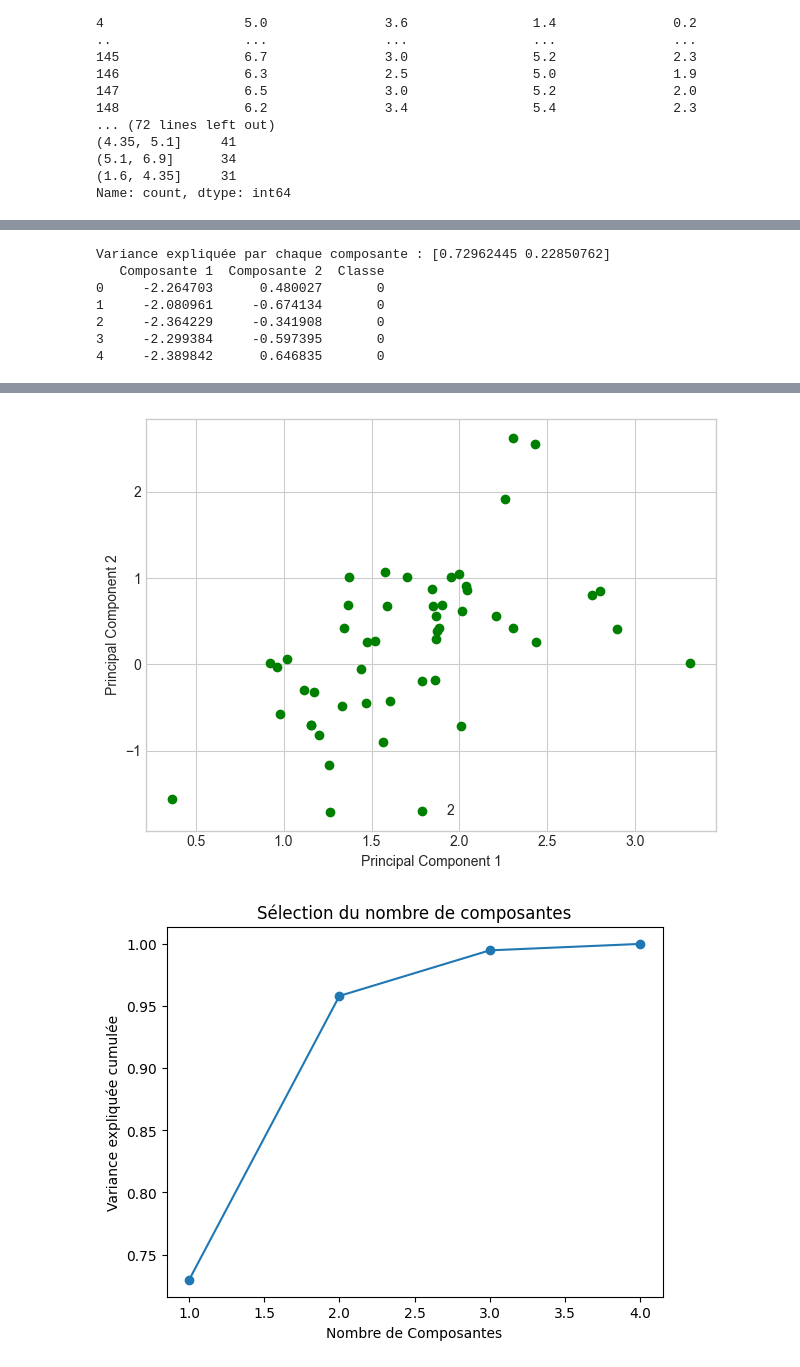
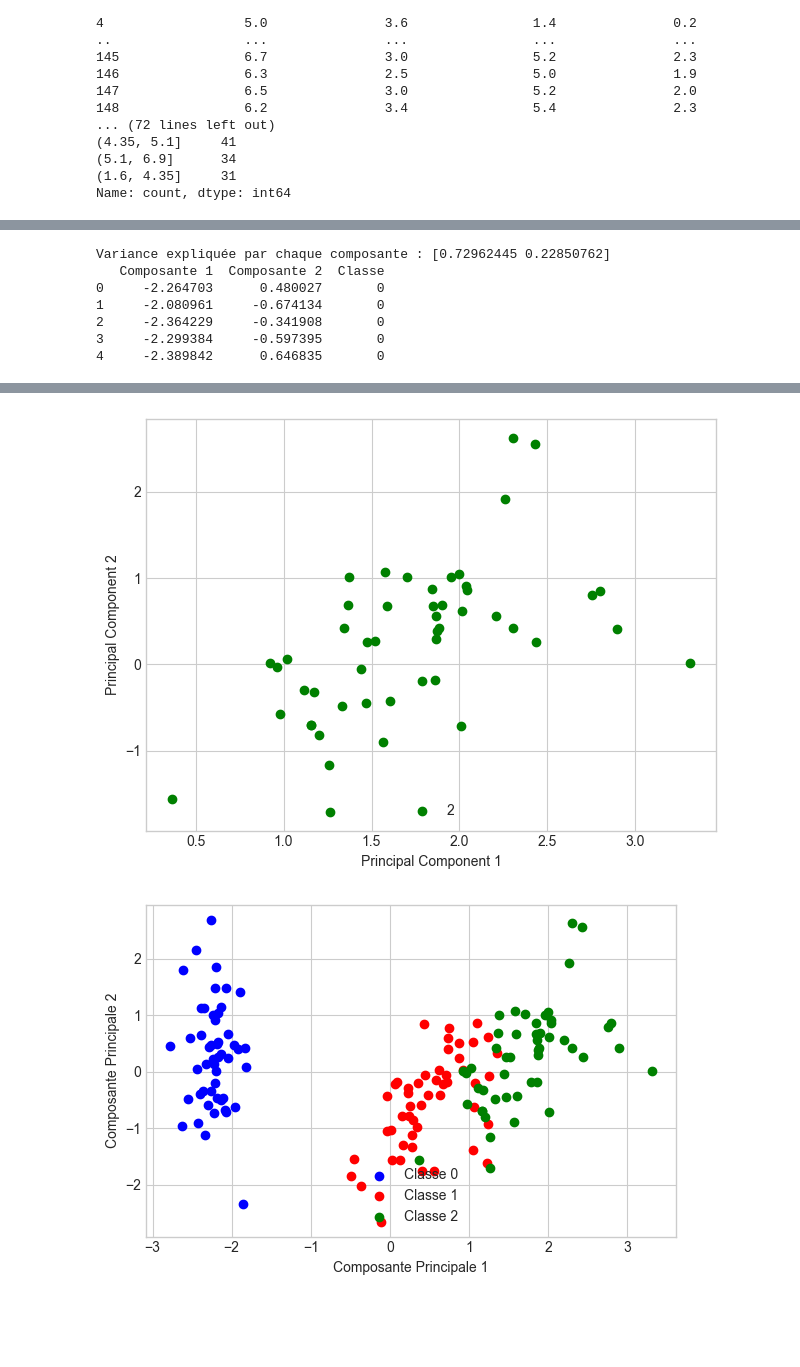
Before and after one commit to mo-hamedaziz/Machine-Learning-Labs, a Jupyter notebook: TP3/tp3.ipynb, the cells around one changed output, grey strips where cells are left out. Cells and saved outputs as stored; diff of their text form; code cells hidden in the pictures; blank space fills up the shorter version.

```diff
--- a/TP3/tp3.ipynb
+++ b/TP3/tp3.ipynb
@@ -433,31 +473,45 @@ print(df_pca.head())
 #plot graphique d’observation des données
 with plt.style.context('seaborn-v0_8-whitegrid'):
  plt.figure(figsize=(6, 4))
  for lab, col in zip((0, 1, 2), ('blue', 'red', 'green')):
      plt.scatter(X_pca[y==lab, 0],
      X_pca[y==lab, 1],
      label=lab, c=col)
      plt.xlabel('Principal Component 1')
      plt.ylabel('Principal Component 2')
      plt.legend(loc='lower center')
      plt.tight_layout()
      plt.show()
+
+with plt.style.context('seaborn-v0_8-whitegrid'):
+    plt.figure(figsize=(6, 4))
+    for lab, col in zip((0, 1, 2), ('blue', 'red', 'green')):
+        plt.scatter(X_pca[y == lab, 0],
+                    X_pca[y == lab, 1],
+                    label=f'Classe {lab}',
+                    c=col)
+    plt.xlabel('Composante Principale 1')
+    plt.ylabel('Composante Principale 2')
+    plt.legend(loc='lower center')
+    plt.tight_layout()
+    plt.show()
+
 # Gaphique de la variance expliquée cumulative
 pca_full = PCA().fit(X_scaled)
 plt.plot(range(1, len(pca_full.explained_variance_ratio_) + 1), pca_full.explained_variance_ratio_.cumsum(), marker='o')
 plt.xlabel('Nombre de Composantes')
 plt.ylabel('Variance expliquée cumulée')
 plt.title('Sélection du nombre de composantes')
 plt.show()
 # %% [output]
 Variance expliquée par chaque composante : [0.72962445 0.22850762]
    Composante 1  Composante 2  Classe
 0     -2.264703      0.480027       0
 1     -2.080961     -0.674134       0
 2     -2.364229     -0.341908       0
 3     -2.299384     -0.597395       0
 4     -2.389842      0.646835       0
 [figure]
 [figure]
 [figure]
-[figure, old version]
+[figure, new version]
```
Also changed, not shown: parts of 9 cells of this notebook.
